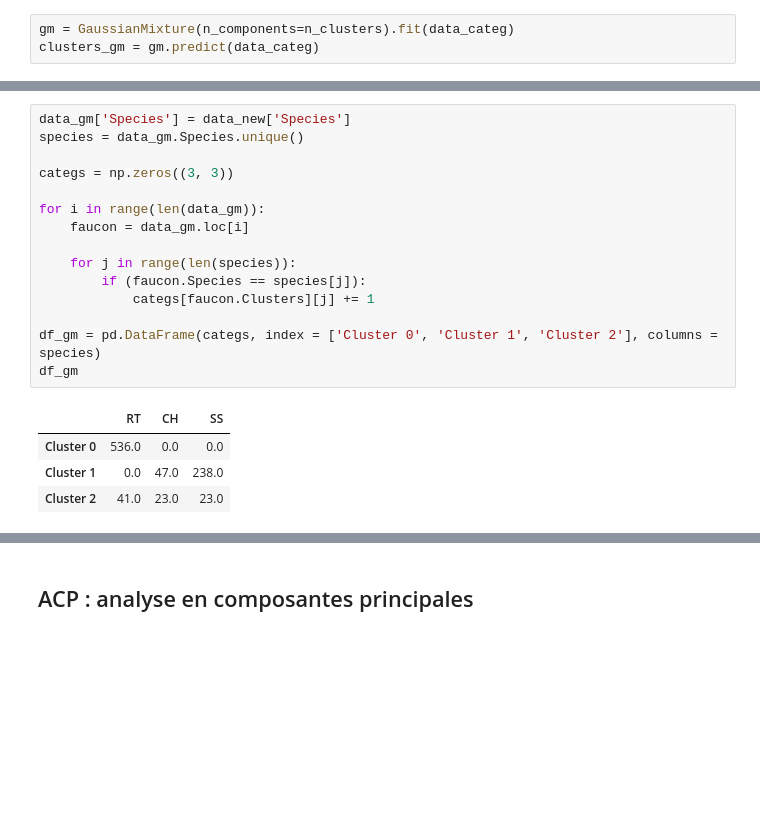
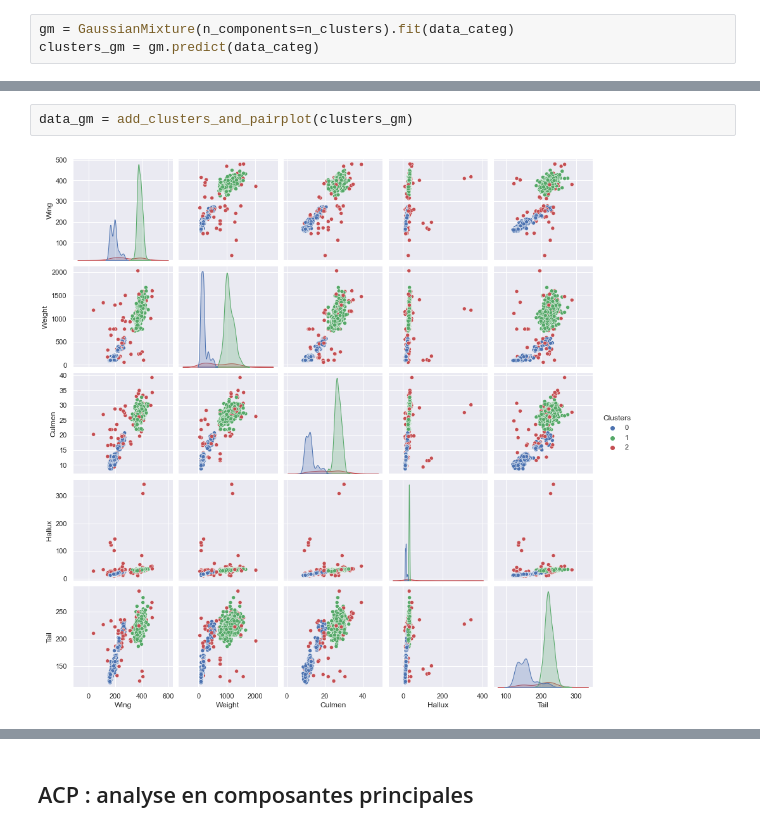
Before and after one commit to BaptisteMahe/ECMDataInterpretation, a Jupyter notebook: Projet-faucons.ipynb, the cells around one changed output, grey strips where cells are left out. Drawn from its saved outputs; the diff is of its cells as text; blank space fills up the shorter version.

```diff
--- a/Projet-faucons.ipynb
+++ b/Projet-faucons.ipynb
@@ -374,20 +359,4 @@ plt.show()
-# %%
-data_gm['Species'] = data_new['Species']
-species = data_gm.Species.unique()
-
-categs = np.zeros((3, 3))
-
-for i in range(len(data_gm)):
-    faucon = data_gm.loc[i]
-
-    for j in range(len(species)):
-        if (faucon.Species == species[j]):
-            categs[faucon.Clusters][j] += 1
-
-df_gm = pd.DataFrame(categs, index = ['Cluster 0', 'Cluster 1', 'Cluster 2'], columns = species)
-df_gm
-# %% [output]
-|  | RT | CH | SS |
-| Cluster 0 | 536.0 | 0.0 | 0.0 |
-| Cluster 1 | 0.0 | 47.0 | 238.0 |
-| Cluster 2 | 41.0 | 23.0 | 23.0 |
+# %%
+data_gm = add_clusters_and_pairplot(clusters_gm)
+# %% [output]
+[figure, added]
```
Also changed, not shown: parts of 39 cells of this notebook.
